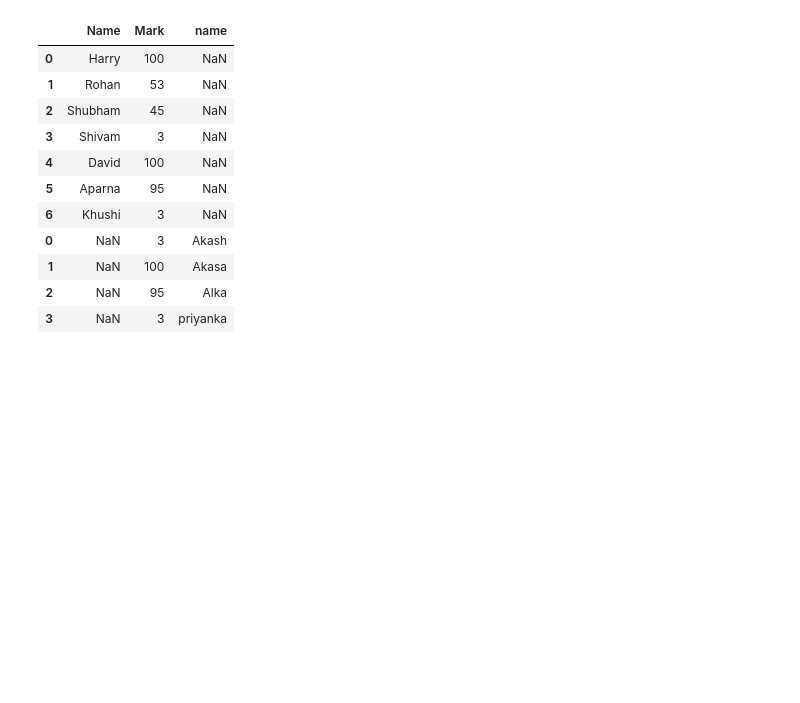
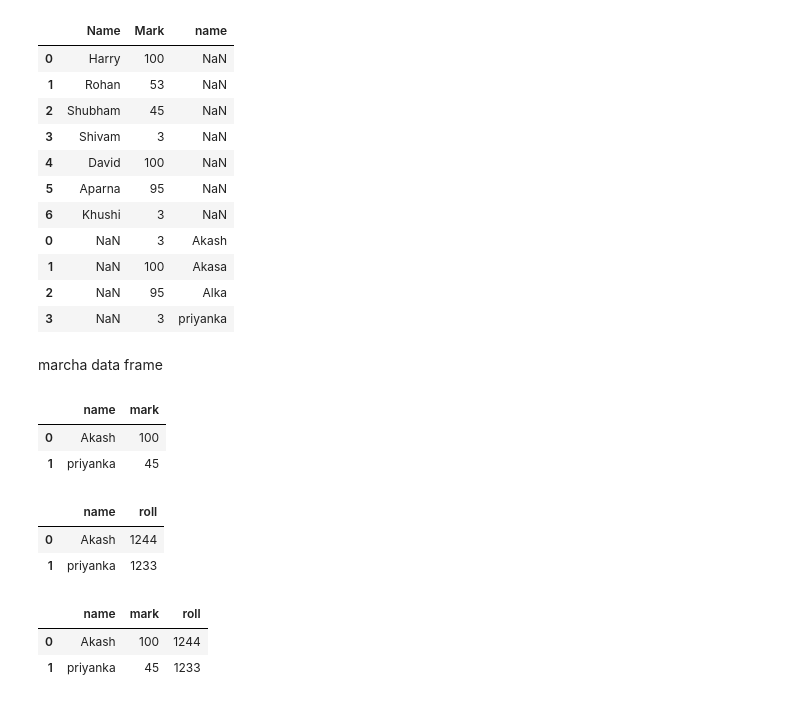
Before and after one commit to pradipbhattacharjya/Python, a Jupyter notebook: mos/introduction pandas.ipynb, the cells around one changed output. Cells and saved outputs as stored; diff of their text form; code cells hidden in the pictures; blank space fills up the shorter version.

Commit message:
2data frame marge

```diff
--- a/mos/introduction pandas.ipynb
+++ b/mos/introduction pandas.ipynb
@@ -263,3 +263,27 @@ pd.concat([df1, df2])
 | 1 | NaN | 100 | Akasa |
 | 2 | NaN | 95 | Alka |
 | 3 | NaN | 3 | priyanka |
+# %% [markdown]
+marcha data frame
+# %%
+df1 = pd.DataFrame({"name":["Akash", "priyanka"], "mark":[100,45]})
+# %%
+df1
+# %% [output]
+|  | name | mark |
+| 0 | Akash | 100 |
+| 1 | priyanka | 45 |
+# %%
+df2 = pd.DataFrame({"name":["Akash", "priyanka"], "roll":[1244,1233]})
+# %%
+df2
+# %% [output]
+|  | name | roll |
+| 0 | Akash | 1244 |
+| 1 | priyanka | 1233 |
+# %%
+pd.merge(df1, df2, on = "name")
+# %% [output]
+|  | name | mark | roll |
+| 0 | Akash | 100 | 1244 |
+| 1 | priyanka | 45 | 1233 |
```
